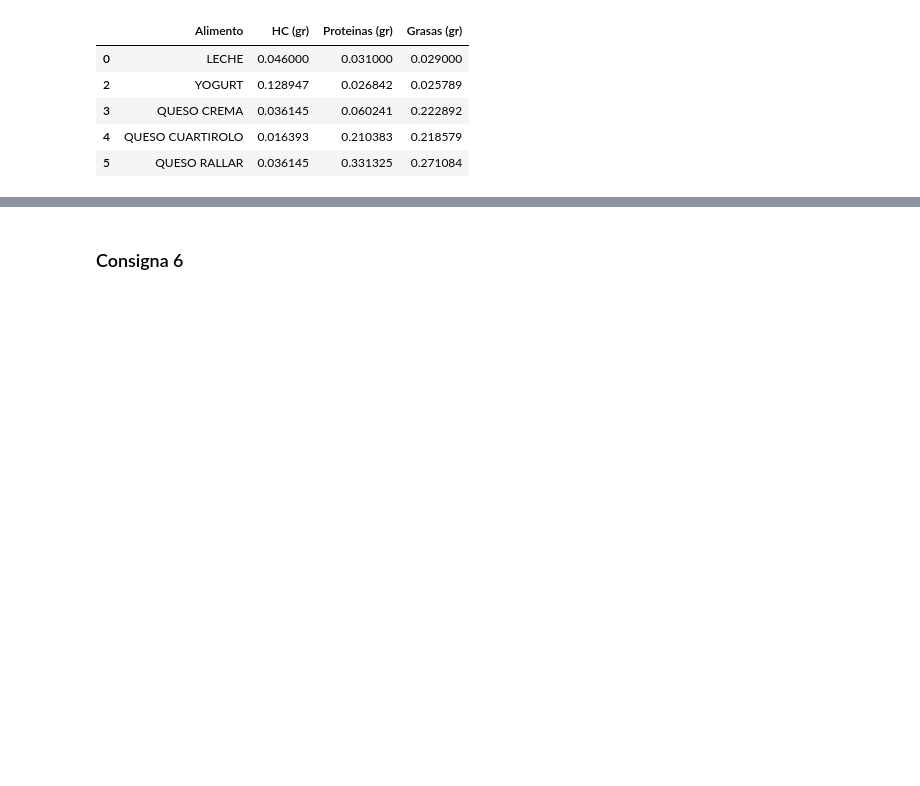
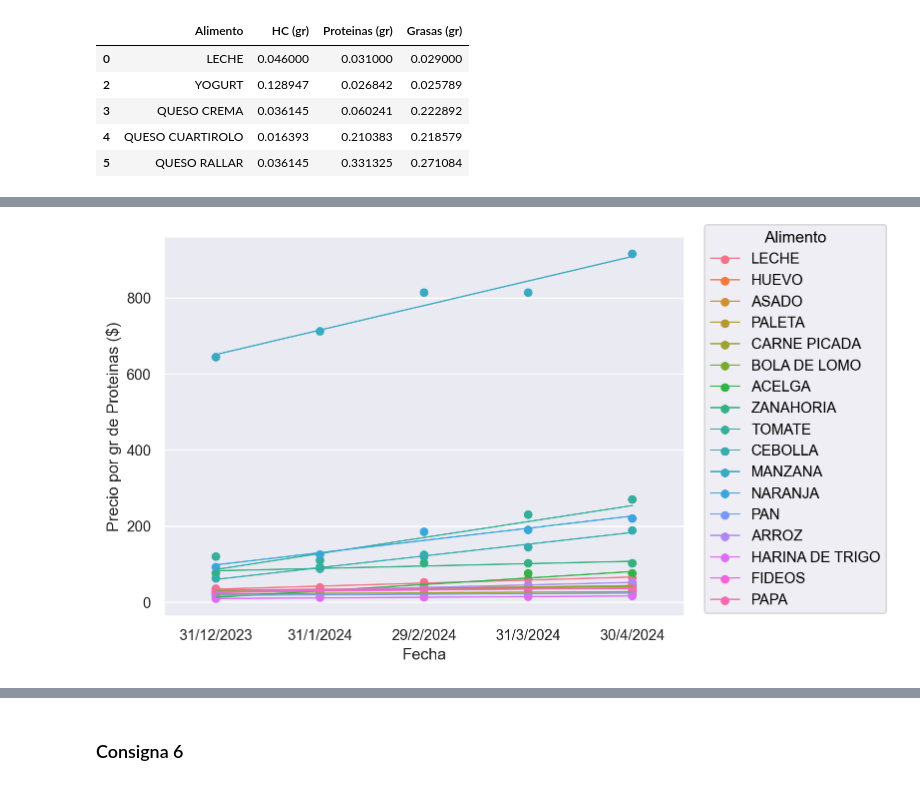
Before and after one commit to iggallardo-uba/ALC-TP2, a Jupyter notebook: Grupo-GR18.ipynb, the cells around one changed output, grey strips where cells are left out. Cells and saved outputs as stored; diff of their text form; code cells hidden in the pictures; blank space fills up the shorter version.

```diff
--- a/Grupo-GR18.ipynb
+++ b/Grupo-GR18.ipynb
@@ -378,0 +429,4 @@ TypeError: mark must be a Mark instance, not <class 'seaborn._stats.regression.P
+# %%
+Pr__Nutricional = melted_nutricional[melted_nutricional["Proteinas (gr)"] > 0].drop(columns=["HC (gr)", "Grasas (gr)"]).reset_index(drop=True)
+
+Pr__Nutricional.head()
@@ -378,0 +440,6 @@ TypeError: mark must be a Mark instance, not <class 'seaborn._stats.regression.P
+# %%
+Pr__Nutricional["Precio por gr ($)"] = Pr__Nutricional["Precio por gr ($)"] / Pr__Nutricional["Proteinas (gr)"]
+
+Pr__Nutricional = Pr__Nutricional.rename(columns={"Precio por gr ($)":"Precio por gr de Proteinas ($)"})
+
+Pr__Nutricional.head()
@@ -378,0 +453,4 @@ TypeError: mark must be a Mark instance, not <class 'seaborn._stats.regression.P
+# %%
+so.Plot(data=Pr__Nutricional, x="Fecha", y="Precio por gr de Proteinas ($)", color="Alimento").add(so.Dot()).add(so.Line(linewidth=1), so.PolyFit(1))
+# %% [output]
+[figure, added]
```
Also changed, not shown: parts of 24 cells of this notebook, 1 other file.
